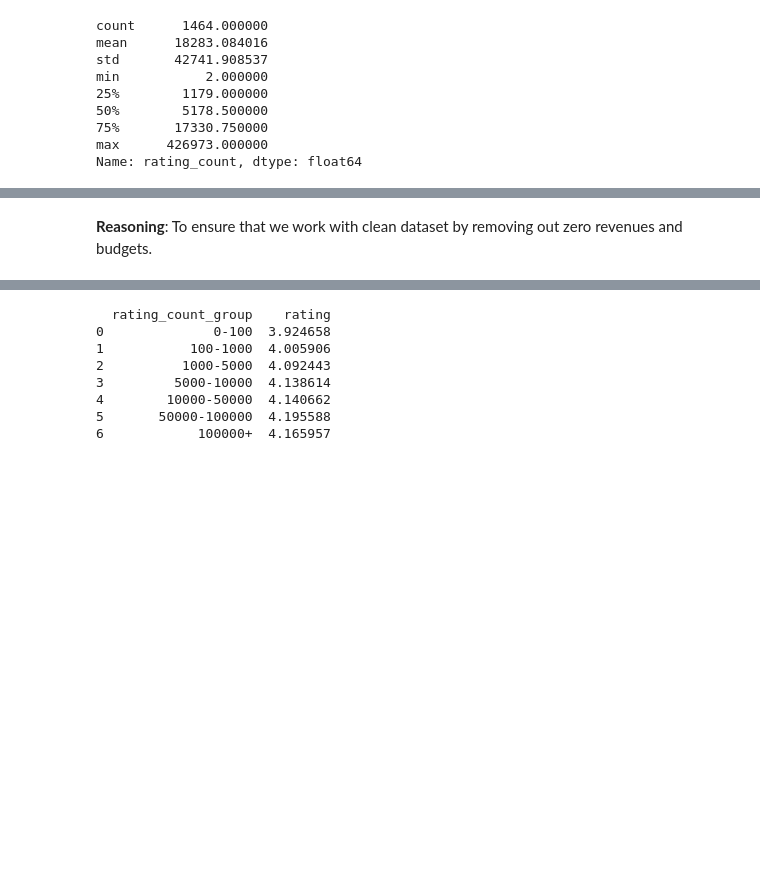
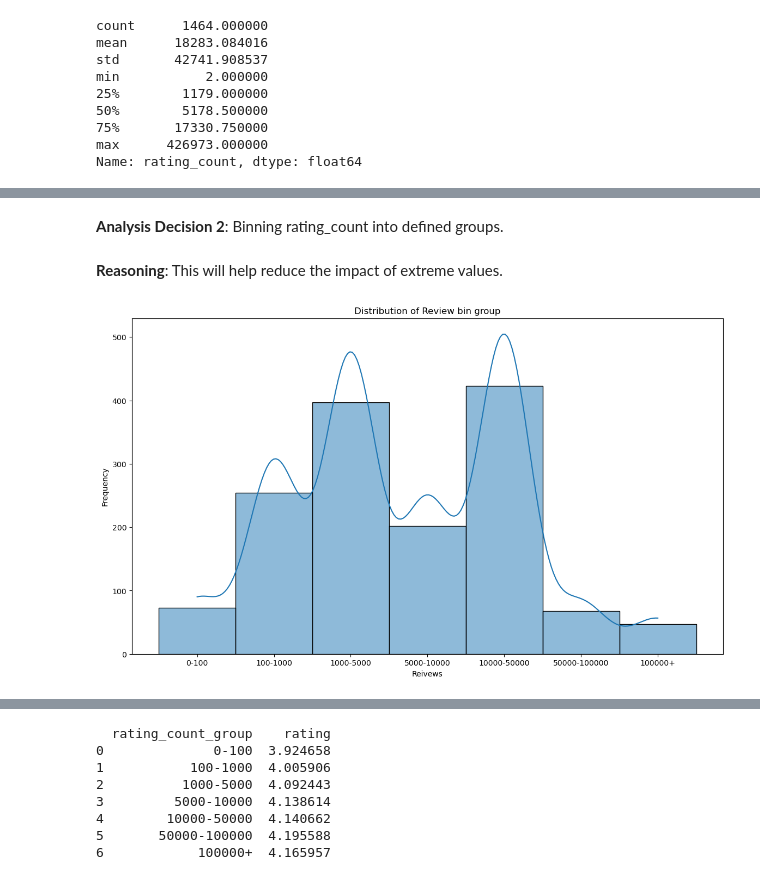
Before and after one commit to haule687/Data-Analyst-Capstone-Amazon-Products, a Jupyter notebook: Investigate_a_Dataset.ipynb, the cells around one changed output, grey strips where cells are left out. Cells and saved outputs as stored; diff of their text form; code cells hidden in the pictures; blank space fills up the shorter version.

```diff
--- a/Investigate_a_Dataset.ipynb
+++ b/Investigate_a_Dataset.ipynb
@@ -725,3 +744,5 @@ Name: rating_count, dtype: float64
+# %% [markdown]
+**Analysis Decision 2**: Binning rating_count into defined groups.
 # %%
 # Step 1: Define bins for review count ranges
 bins = [0, 100, 1000, 5000, 10000, 50000, 100000, 500000]  # Define the review count ranges
@@ -729,5 +750,14 @@ labels = ['0-100', '100-1000', '1000-5000', '5000-10000', '10000-50000', '50000-
 # %%
 # Create a new column in the DataFrame to represent review count ranges
 split_category_df['rating_count_group'] = pd.cut(split_category_df['rating_count'], bins=bins, labels=labels)
-# %% [markdown]
-**Reasoning**: To ensure that we work with clean dataset by removing out zero revenues and budgets.
+# %% [markdown]
+**Reasoning**: This will help reduce the impact of extreme values.
+# %%
+plt.figure(figsize=(14, 8))
+sns.histplot(split_category_df['rating_count_group'], kde=True)
+plt.title('Distribution of Review bin group')
+plt.xlabel('Reivews')
+plt.ylabel('Frequency')
+plt.show()
+# %% [output]
+[figure, added]
```
Also changed, not shown: parts of 30 cells of this notebook, 1 other file.
